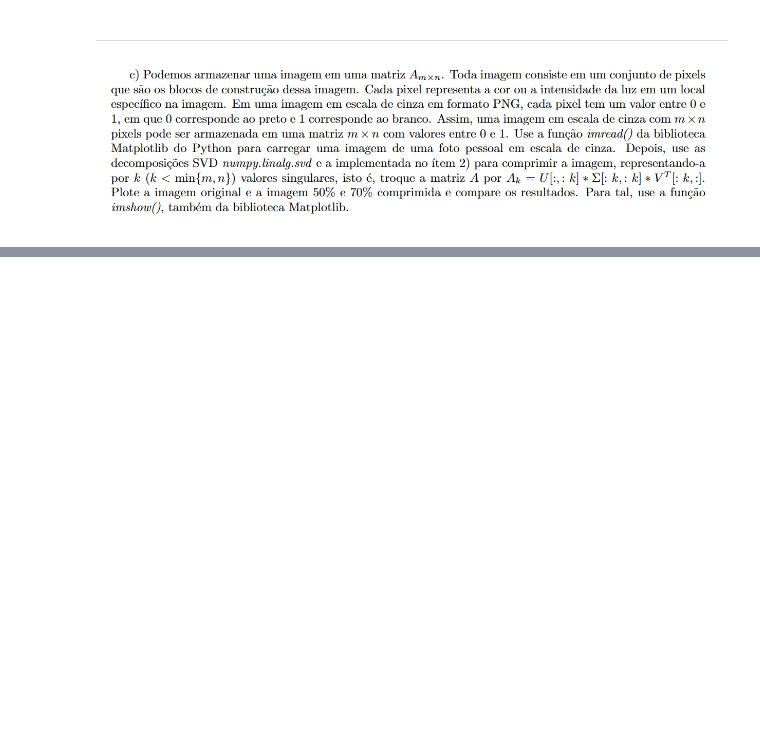
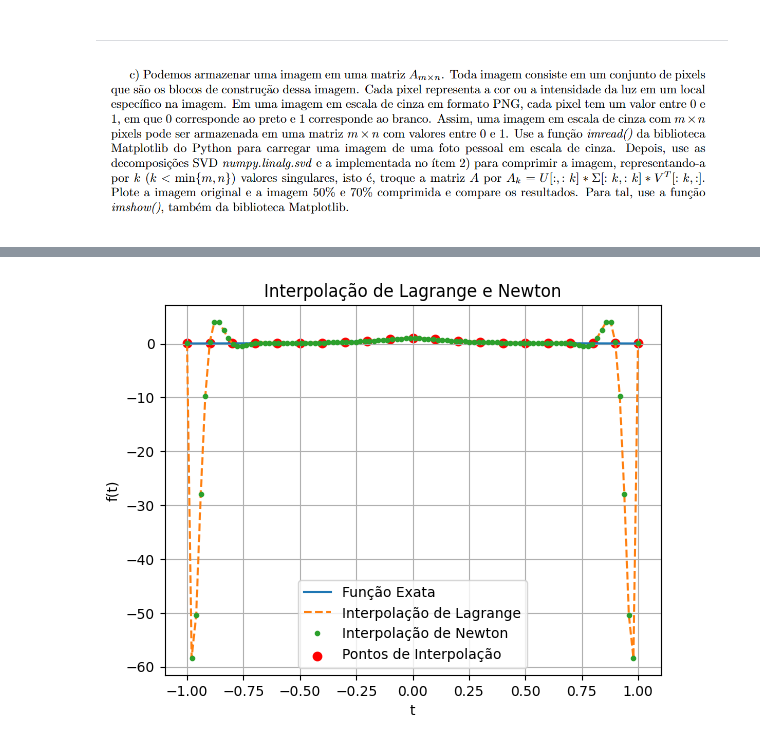
Before and after one commit to EduardoWS/Calculo-Numerico, a Jupyter notebook: EduardoRibeiroRodrigues_13696679_Turma2.ipynb, the cells around one changed output, grey strips where cells are left out. Cells and saved outputs as stored; diff of their text form; code cells hidden in the pictures; blank space fills up the shorter version.

```diff
--- a/EduardoRibeiroRodrigues_13696679_Turma2.ipynb
+++ b/EduardoRibeiroRodrigues_13696679_Turma2.ipynb
@@ -146,0 +305,30 @@ Explicação do código:
+# %%
+# Número de pontos de interpolação
+n = 21
+
+# Pontos igualmente espaçados
+x = np.linspace(a, b, n)
+y = f(x)
+
+# Pontos para avaliar a interpolação
+t = np.linspace(a, b, 100)
+
+# Interpolação de Lagrange
+lagrange_result = [lagrange_interpolation(x, y, i) for i in t]
+
+# Interpolação de Newton
+newton_result = [newton_interpolation(x, y, i) for i in t]
+
+# Plot dos resultados
+plt.plot(t, f(t), label='Função Exata')
+plt.plot(t, lagrange_result, '--', label='Interpolação de Lagrange')
+plt.plot(t, newton_result, '.', label='Interpolação de Newton')
+plt.scatter(x, y, marker='o', color='red', label='Pontos de Interpolação')
+plt.legend()
+plt.xlabel('t')
+plt.ylabel('f(t)')
+plt.title('Interpolação de Lagrange e Newton')
+plt.grid(True)
+plt.show()
+# %% [output]
+[figure, added]
```
Also changed, not shown: parts of 29 cells of this notebook.
